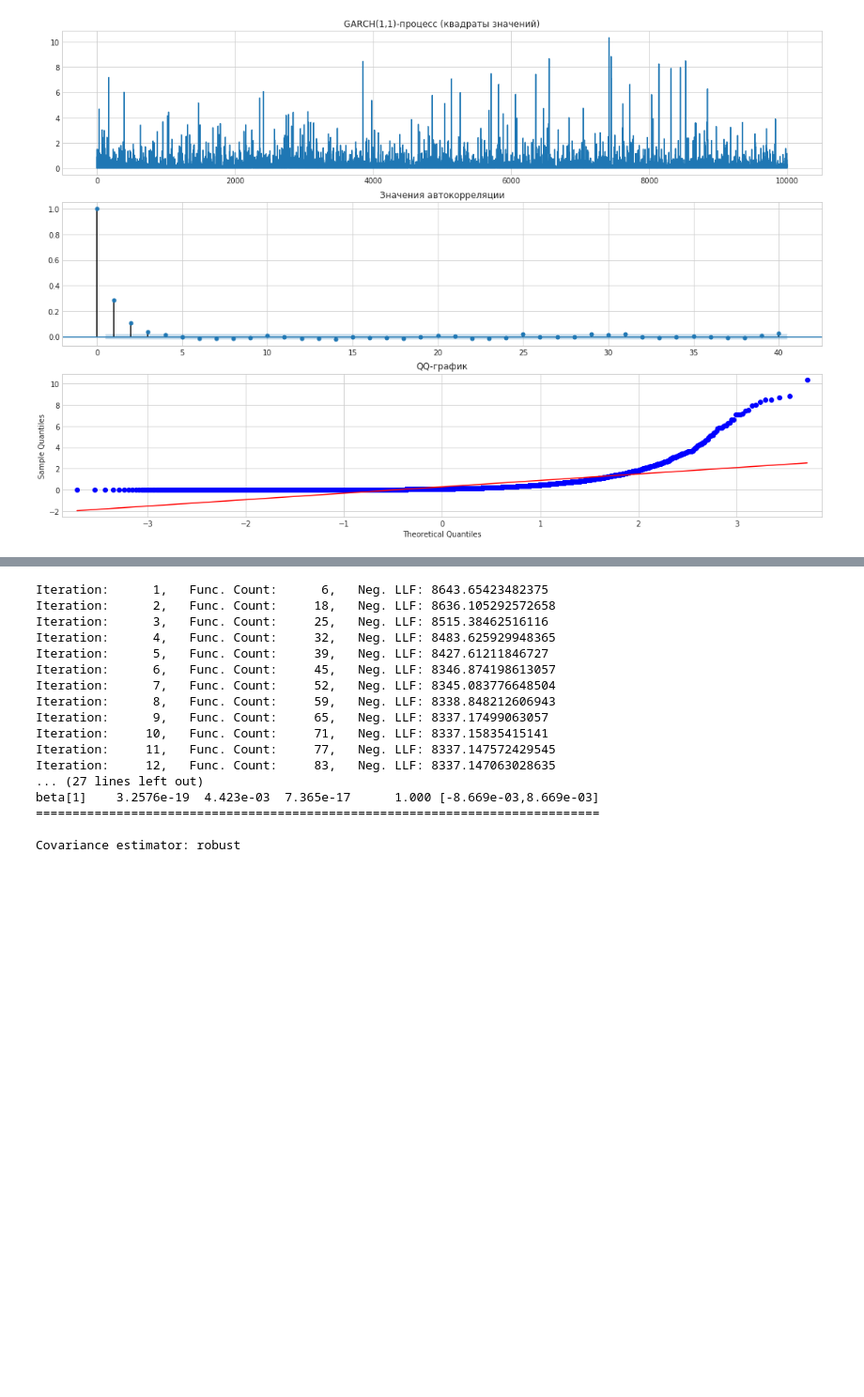
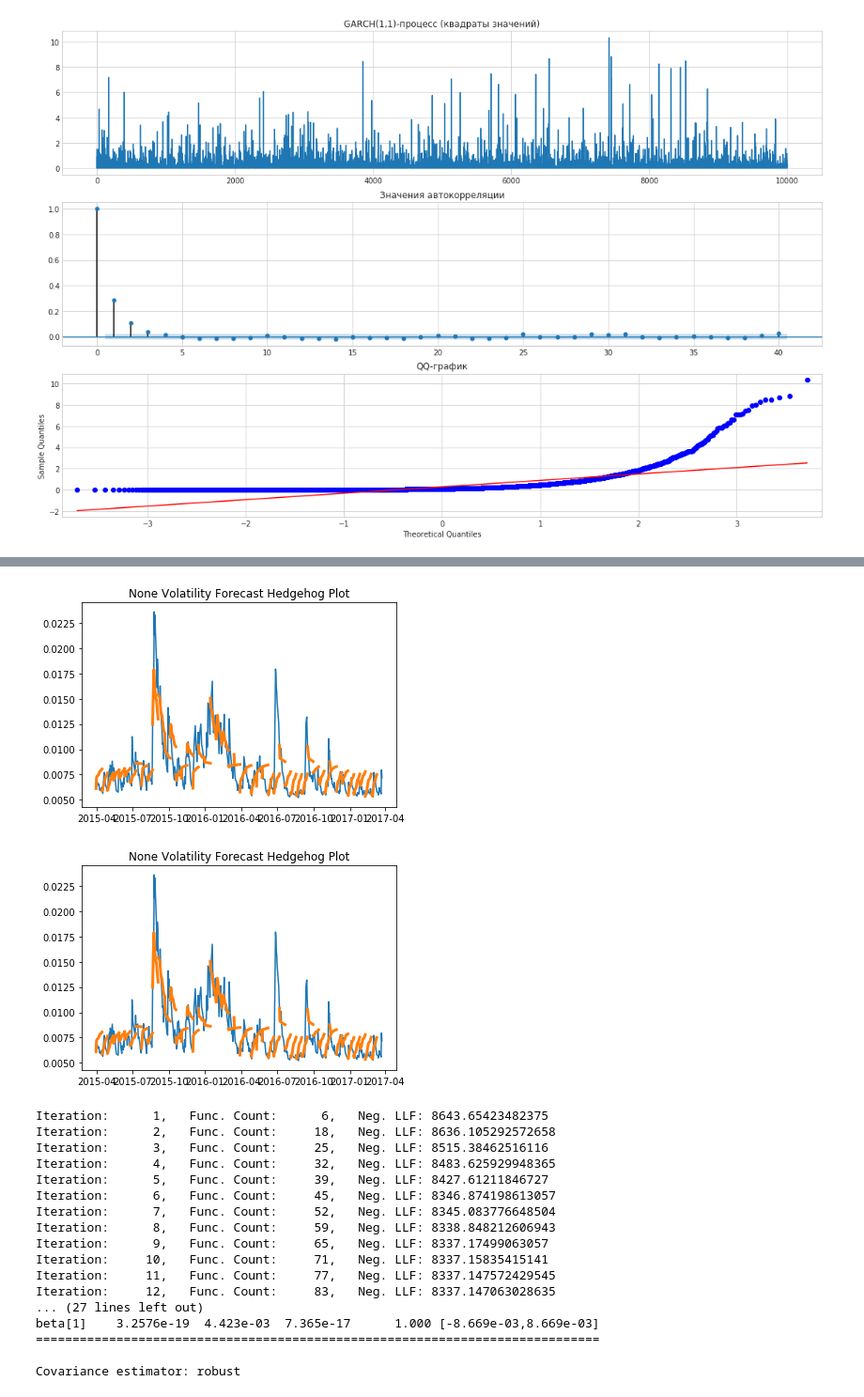
Before and after one commit to georgypv/time-series-analysis, a Jupyter notebook: GARCH.ipynb, the cells around one changed output, grey strips where cells are left out. Shown at 94% size. Cells and saved outputs as stored; diff of their text form; code cells hidden in the pictures; blank space fills up the shorter version.

```diff
--- a/GARCH.ipynb
+++ b/GARCH.ipynb
@@ -214,0 +306,2 @@ tsplot(eps**2, title='GARCH(1,1)-процесс (квадраты значени
+# %%
+garch = arch_model(arima_resids).fit(update_freq=1)
@@ -215,3 +323,8 @@ tsplot(eps**2, title='GARCH(1,1)-процесс (квадраты значени
+# %%
+garch.hedgehog_plot()
+# %% [output]
+[figure, added]
+[figure, added]
 # %%
 model = arch_model(eps, dist='Normal').fit(update_freq=1)
 print(model.summary())
```
Also changed, not shown: parts of 11 cells of this notebook, 3 other files.
